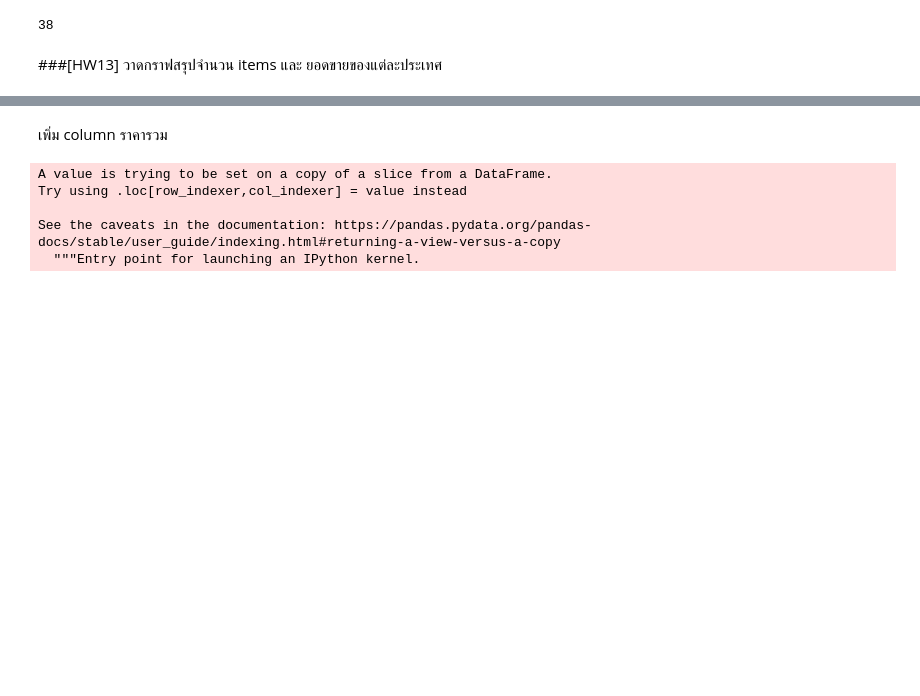
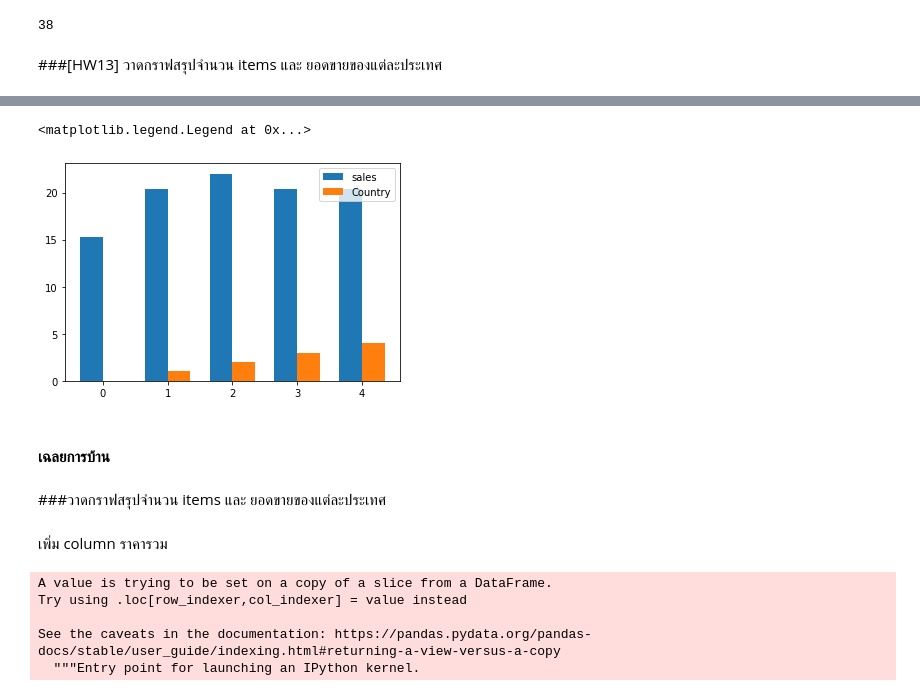
Before and after one commit to Kanyarat-S/DWDM21, a Jupyter notebook: Chapter6_Association_Rules.ipynb, the cells around one changed output, grey strips where cells are left out. Saved outputs shown, nothing was run; the diff lists cells and outputs as text; code cells hidden in the pictures; blank space fills up the shorter version.

```diff
--- a/Chapter6_Association_Rules.ipynb
+++ b/Chapter6_Association_Rules.ipynb
@@ -141,3 +197,15 @@ len(set(data['Country']))
+# %%
+width =0.35
+plt.bar(np.array([0,1,2,3,4]) - width/2, sales, width=width, label = 'sales')  #เปลี่ยน list เป็น string
+plt.bar(np.array([0,1,2,3,4]) + width/2, Country, width=width, label = 'Country')
+plt.legend()
+# %% [output]
+<matplotlib.legend.Legend at 0x...>
+[figure, added]
+# %% [markdown]
+#### เฉลยการบ้าน
+# %% [markdown]
+###วาดกราฟสรุปจำนวน items และ ยอดขายของแต่ละประเทศ
 # %% [markdown]
 
 เพิ่ม column ราคารวม
```
Also changed, not shown: parts of 11 cells of this notebook.
